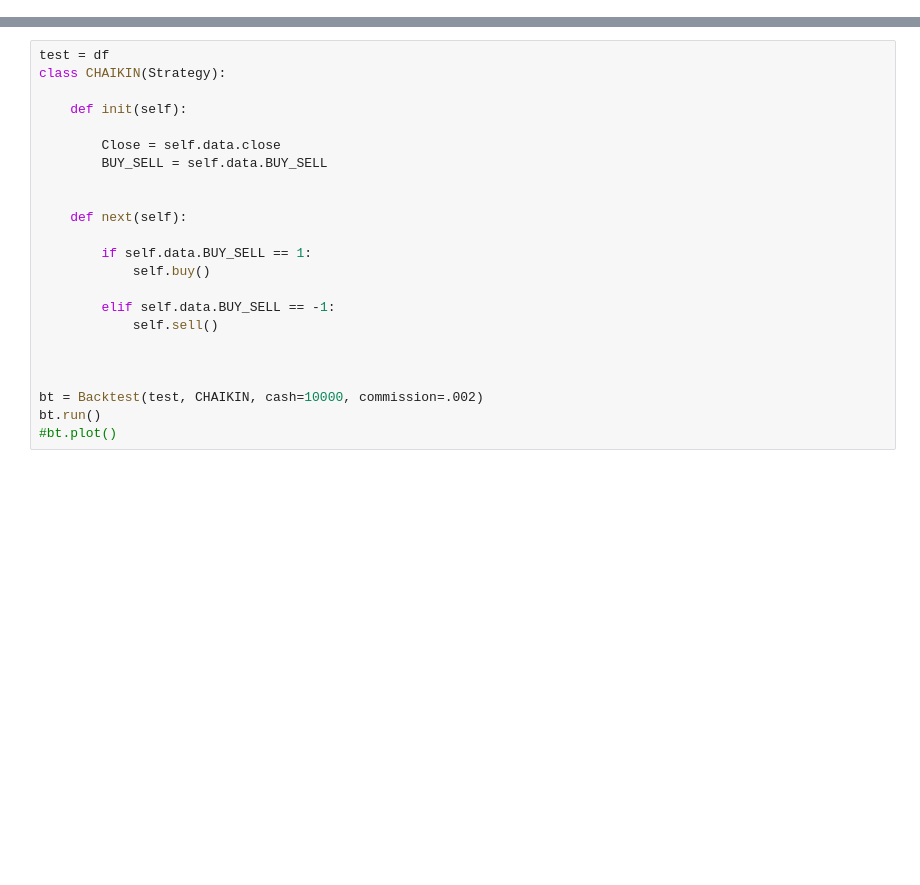
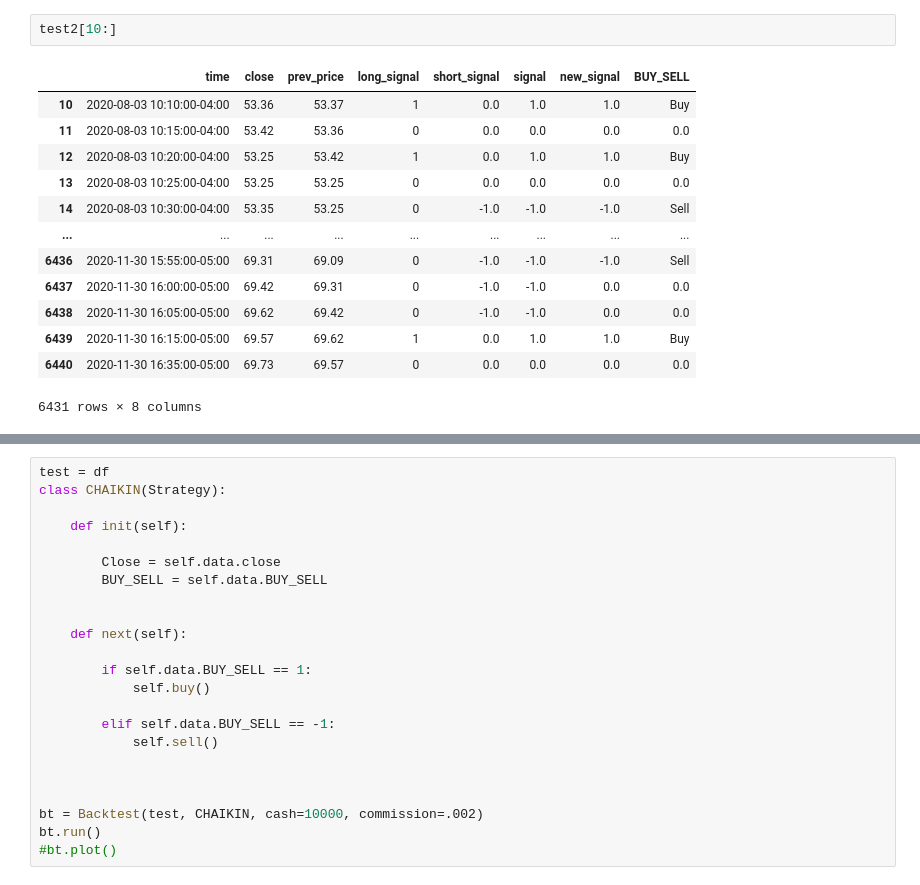
Before and after one commit to VinGit-droid/Martingale, a Jupyter notebook: Martingale.ipynb, the cells around one changed output, grey strips where cells are left out. Drawn from its saved outputs; the diff is of its cells as text; blank space fills up the shorter version.

```diff
--- a/Martingale.ipynb
+++ b/Martingale.ipynb
@@ -317,0 +197,16 @@ print('Got order #{}'.format(my_order.id))
+# %%
+test2[10:]
+# %% [output]
+|  | time | close | prev_price | long_signal | short_signal | signal | new_signal | BUY_SELL |
+| 10 | 2020-08-03 10:10:00-04:00 | 53.36 | 53.37 | 1 | 0.0 | 1.0 | 1.0 | Buy |
+| 11 | 2020-08-03 10:15:00-04:00 | 53.42 | 53.36 | 0 | 0.0 | 0.0 | 0.0 | 0.0 |
+| 12 | 2020-08-03 10:20:00-04:00 | 53.25 | 53.42 | 1 | 0.0 | 1.0 | 1.0 | Buy |
+| 13 | 2020-08-03 10:25:00-04:00 | 53.25 | 53.25 | 0 | 0.0 | 0.0 | 0.0 | 0.0 |
+| 14 | 2020-08-03 10:30:00-04:00 | 53.35 | 53.25 | 0 | -1.0 | -1.0 | -1.0 | Sell |
+| ... | ... | ... | ... | ... | ... | ... | ... | ... |
+| 6436 | 2020-11-30 15:55:00-05:00 | 69.31 | 69.09 | 0 | -1.0 | -1.0 | -1.0 | Sell |
+| 6437 | 2020-11-30 16:00:00-05:00 | 69.42 | 69.31 | 0 | -1.0 | -1.0 | 0.0 | 0.0 |
+| 6438 | 2020-11-30 16:05:00-05:00 | 69.62 | 69.42 | 0 | -1.0 | -1.0 | 0.0 | 0.0 |
+| 6439 | 2020-11-30 16:15:00-05:00 | 69.57 | 69.62 | 1 | 0.0 | 1.0 | 1.0 | Buy |
+| 6440 | 2020-11-30 16:35:00-05:00 | 69.73 | 69.57 | 0 | 0.0 | 0.0 | 0.0 | 0.0 |
+6431 rows × 8 columns
```
Also changed, not shown: parts of 35 cells of this notebook.
